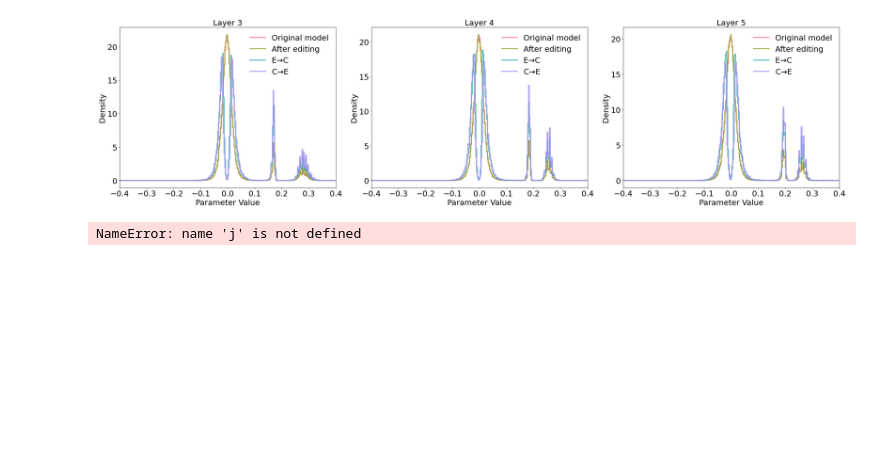
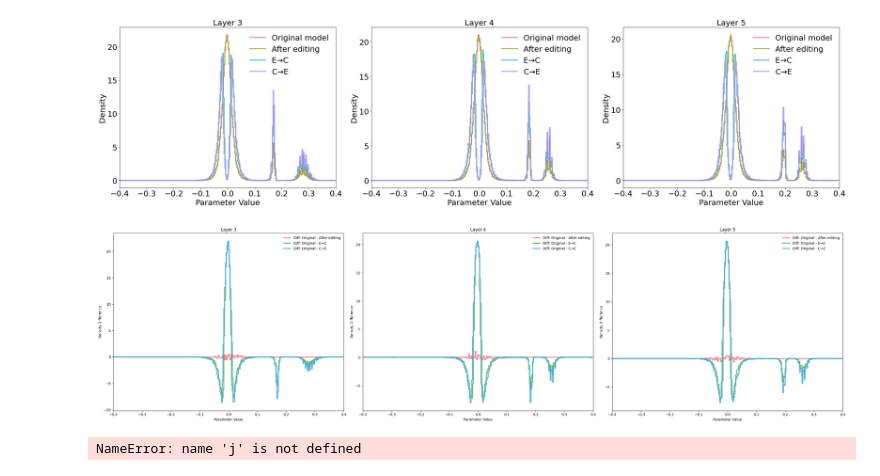
Before and after one commit to hartvigsen-group/composable-interventions, a Jupyter notebook: notebooks/param_graph.ipynb, the cells around one changed output. Drawn from its saved outputs; the diff is of its cells as text; code cells hidden in the pictures; blank space fills up the shorter version.

```diff
--- a/notebooks/param_graph.ipynb
+++ b/notebooks/param_graph.ipynb
@@ -87,6 +88,47 @@ def plot_layer_distributions(layer_params_dict, titles, save_path):
 plot_layer_distributions(layer_params_dict, titles, 'temp/')
 # %% [output]
 [figure]
+# %%
+palette = sns.color_palette("husl", 3)  # Adjusted to 3 because we are plotting differences for 3 models
+
+def plot_layer_distributions_diff(layer_params_dict, titles, save_path):
+    num_layers = len(layer_params_dict)
+    fig, axs = plt.subplots(1, num_layers, figsize=(10 * num_layers, 8))
+
+    for i, (layer_number, layer_params_list) in enumerate(layer_params_dict.items()):
+        ax = axs[i] if num_layers > 1 else axs
+        original_params = layer_params_list[0]  # Original model's parameters
+
+        for j in range(1, len(layer_params_list)):  # Start from 1 to skip the original model
+            layer_params = layer_params_list[j]
+
+            if 'c' in titles[j].lower():
+                layer_params = [param for param in layer_params if param != 0]
+
+            # Calculate histograms
+            counts_orig, bin_edges = np.histogram(original_params, bins=300, range=(-0.4, 0.4), density=True)
+            counts_other, _ = np.histogram(layer_params, bins=300, range=(-0.4, 0.4), density=True)
+
+            # Calculate difference in densities
+            counts_diff = counts_orig - counts_other
+
+            # Plotting the difference
+            ax.step(bin_edges[:-1], counts_diff, color=palette[j-1], linewidth=3, alpha=0.8, label=f'Diff: Original - {titles[j]}')
+
+        ax.set_title(f'Layer {layer_number}')
+        ax.legend(frameon=False)
+        ax.set_xlabel('Parameter Value')
+        ax.set_ylabel('Density Difference')
+        ax.grid(False)
+        ax.set_xlim(-0.4, 0.4)
+
+    plt.tight_layout()
+    # plt.savefig(f'{save_path}params_diff.pdf', format='pdf', dpi=300, bbox_inches='tight')  # Save as PDF
+    plt.show()
+
+plot_layer_distributions_diff(layer_params_dict, titles, 'temp/')
+# %% [output]
+[figure, added]
 # %%
 import matplotlib.pyplot as plt
 
```
Also changed, not shown: parts of 1 cell of this notebook, 3 other files.
